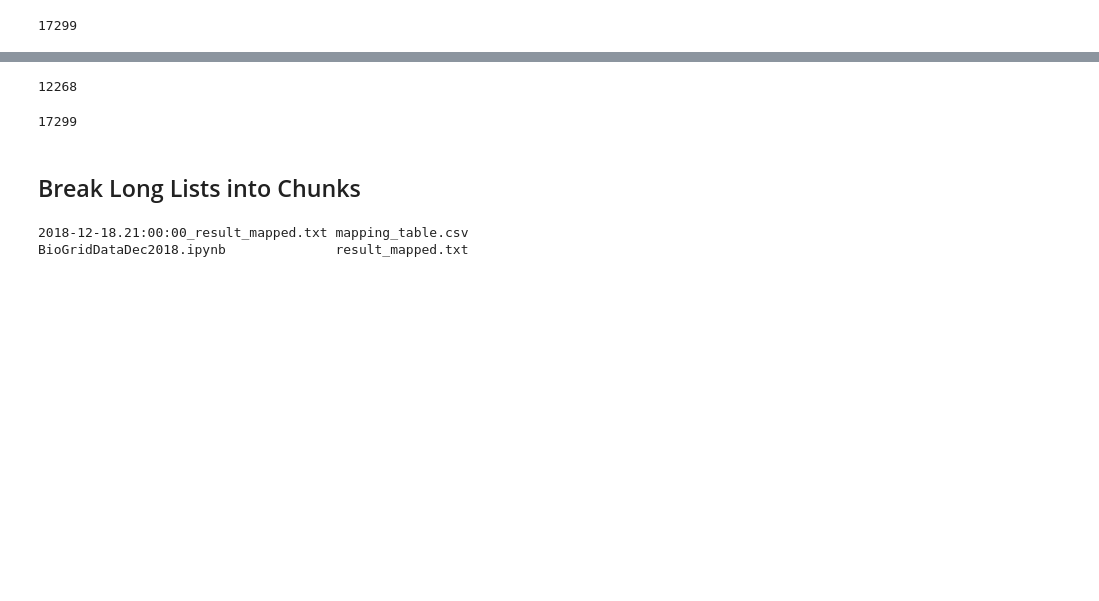
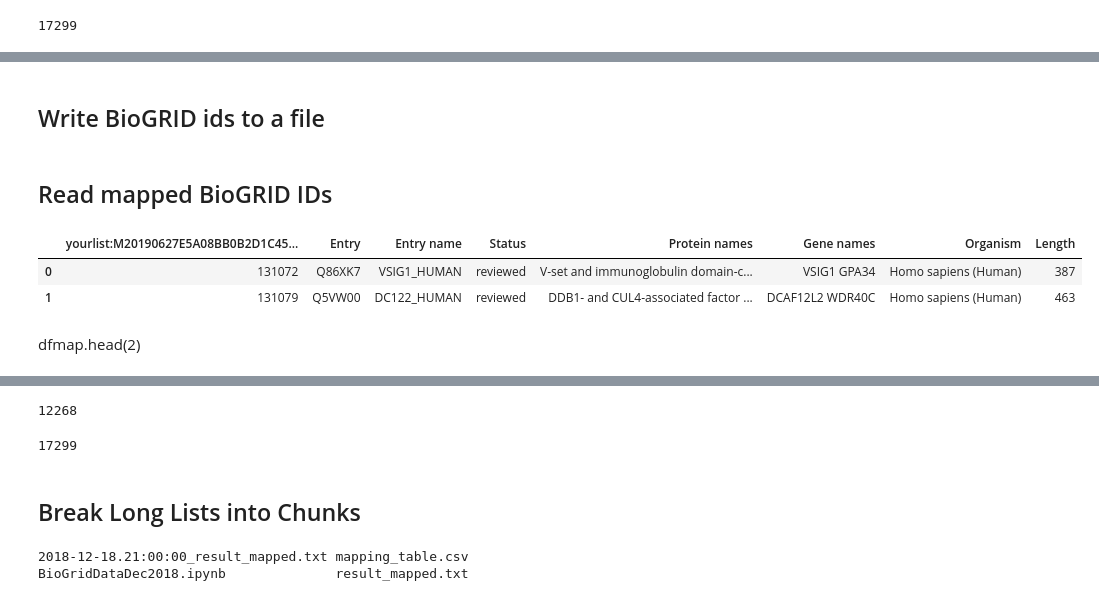
Before and after one commit to kenbabu/BioGrid, a Jupyter notebook: BioGridDataDec2018.ipynb, the cells around one changed output, grey strips where cells are left out. Saved outputs shown, nothing was run; the diff lists cells and outputs as text; code cells hidden in the pictures; blank space fills up the shorter version.

```diff
--- a/BioGridDataDec2018.ipynb
+++ b/BioGridDataDec2018.ipynb
@@ -163,0 +167,2 @@ len(lsfull)
+# %% [markdown]
+## Write BioGRID ids to a file
@@ -163,0 +173,2 @@ len(lsfull)
+# %% [markdown]
+## Read mapped BioGRID IDs
@@ -163,0 +179,6 @@ len(lsfull)
+# %%
+dfmap.head(2)
+# %% [output]
+|  | yourlist:M20190627E5A08BB0B2D1C45... | Entry | Entry name | Status | Protein names | Gene names | Organism | Length |
+| 0 | 131072 | Q86XK7 | VSIG1_HUMAN | reviewed | V-set and immunoglobulin domain-c... | VSIG1 GPA34 | Homo sapiens (Human) | 387 |
+| 1 | 131079 | Q5VW00 | DC122_HUMAN | reviewed | DDB1- and CUL4-associated factor ... | DCAF12L2 WDR40C | Homo sapiens (Human) | 463 |
@@ -163,0 +188,2 @@ len(lsfull)
+# %% [markdown]
+dfmap.head(2)
```
Also changed, not shown: parts of 31 cells of this notebook, 2 other files.
